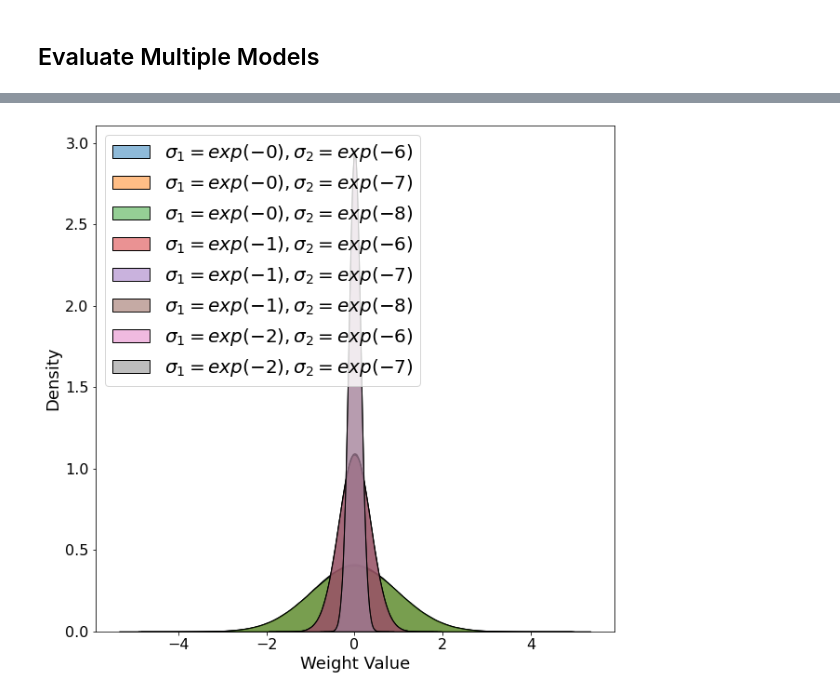
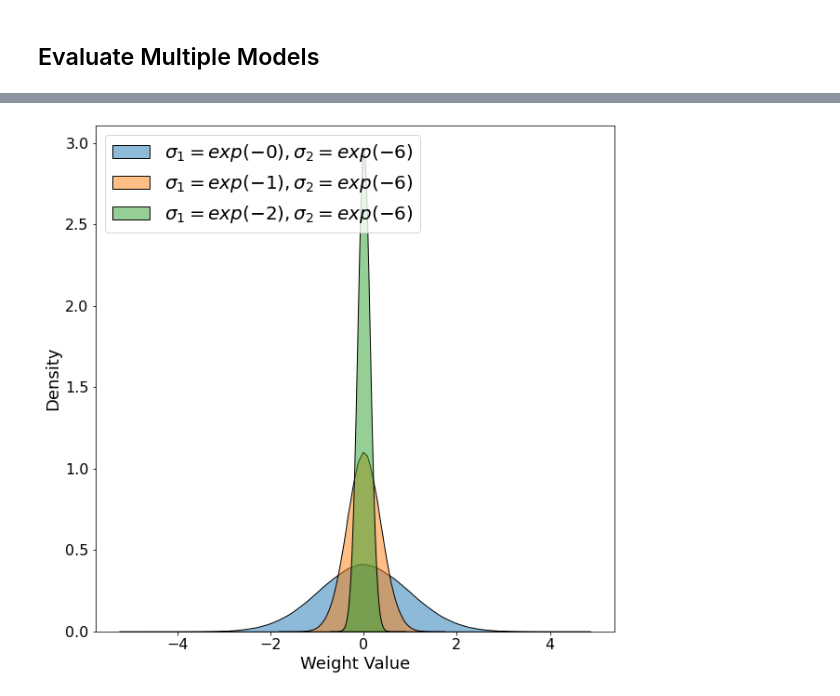
Before and after one commit to Cambridge-Uni-MLMI-Advanced-ML-21-22-G7/BBB, a Jupyter notebook: jupyter/regression.ipynb, the cells around one changed output, grey strips where cells are left out. Saved outputs shown, nothing was run; the diff lists cells and outputs as text; code cells hidden in the pictures.

```diff
--- a/jupyter/regression.ipynb
+++ b/jupyter/regression.ipynb
@@ -207,7 +327,7 @@ dnn_baseline_model_dirs = glob('../saved_models/DNN_regression/baseline/*')
 dnn_do_50_model_dirs = glob('../saved_models/DNN_regression/dropout/0.5/*')
 dnn_do_75_model_dirs = glob('../saved_models/DNN_regression/dropout/0.75/*')
 
-dnn_model_dir = dnn_baseline_model_dirs
+dnn_model_dir = dnn_do_50_model_dirs
 # %%
 dnn_baseline_preds = np.zeros((len(dnn_model_dir), train_data.dataset[:][0].shape[0]))
 
@@ -263,7 +387,7 @@ dnn_lpd_vals.mean(), np.exp(dnn_lpd_vals.mean())
 ## Evaluate Multiple Models
 # %%
 # models = ['bnn_baseline_1', 'dnn_baseline_1']
-models = ['bnn_sigma_1_exp_2_sigma_2_exp_6', 'dnn_do_75_baseline', 'dnn_baseline_1']
+models = ['bnn_lrt_sigma_1_exp_0_sigma_2_exp_6_m50', 'dnn_do_75_baseline', 'dnn_baseline_1']
 # %%
 fig, ax = plt.subplots(1, 1, figsize=(10,10))
 # Formatting of plot
@@ -287,6 +411,7 @@ for idx, model in enumerate(models):
     # Load model
     net = MODEL_DETAILS.mclass(params=params, eval_mode=True)
     net.model.load_state_dict(torch.load(os.path.join(MODEL_DETAILS.dir, 'model.pt'), map_location=torch.device(DEVICE)))
+    net.model.to(DEVICE)
 
     weight_samples = net.weight_samples()
 
@@ -323,3 +436,16 @@ models = [
+# %%
+# models = ['bnn_baseline_1', 'dnn_baseline_1']
+models = [
+    'bnn_sigma_1_exp_0_sigma_2_exp_6_m50',
+    # 'bnn_sigma_1_exp_0_sigma_2_exp_7_m50',
+    # 'bnn_sigma_1_exp_0_sigma_2_exp_8_m50',
+    'bnn_sigma_1_exp_1_sigma_2_exp_6_m50',
+    # 'bnn_sigma_1_exp_1_sigma_2_exp_7_m50',
+    # 'bnn_sigma_1_exp_1_sigma_2_exp_8_m50',
+    'bnn_sigma_1_exp_2_sigma_2_exp_6_m50',
+    # 'bnn_sigma_1_exp_2_sigma_2_exp_7_m50',
+    # 'bnn_sigma_1_exp_2_sigma_2_exp_8_m50',
+]
 # %%
 fig, ax = plt.subplots(1, 1, figsize=(10,10))
 # Formatting of plot
@@ -354,13 +480,14 @@ for idx, model in enumerate(models):
 # Display the plot
 ax.legend([
     r'$\sigma_1=exp(-0), \sigma_2=exp(-6)$',
-    r'$\sigma_1=exp(-0), \sigma_2=exp(-7)$',
-    r'$\sigma_1=exp(-0), \sigma_2=exp(-8)$',
+    # r'$\sigma_1=exp(-0), \sigma_2=exp(-7)$',
+    # r'$\sigma_1=exp(-0), \sigma_2=exp(-8)$',
     r'$\sigma_1=exp(-1), \sigma_2=exp(-6)$',
-    r'$\sigma_1=exp(-1), \sigma_2=exp(-7)$',
-    r'$\sigma_1=exp(-1), \sigma_2=exp(-8)$',
+    # r'$\sigma_1=exp(-1), \sigma_2=exp(-7)$',
+    # r'$\sigma_1=exp(-1), \sigma_2=exp(-8)$',
     r'$\sigma_1=exp(-2), \sigma_2=exp(-6)$',
-    r'$\sigma_1=exp(-2), \sigma_2=exp(-7)$',
+    # r'$\sigma_1=exp(-2), \sigma_2=exp(-7)$',
+    # r'$\sigma_1=exp(-2), \sigma_2=exp(-8)$',
 ], loc='upper left', prop={'size':20})
 plt.savefig(os.path.join("../plots/bbb_regression/baseline/comb_weights_plot.png"), pad_inches=0.2, bbox_inches='tight')
 plt.show()
@@ -385 +513 @@ plt.show()
-[figure, old version]
+[figure, new version]
```
Also changed, not shown: parts of 25 cells of this notebook.
